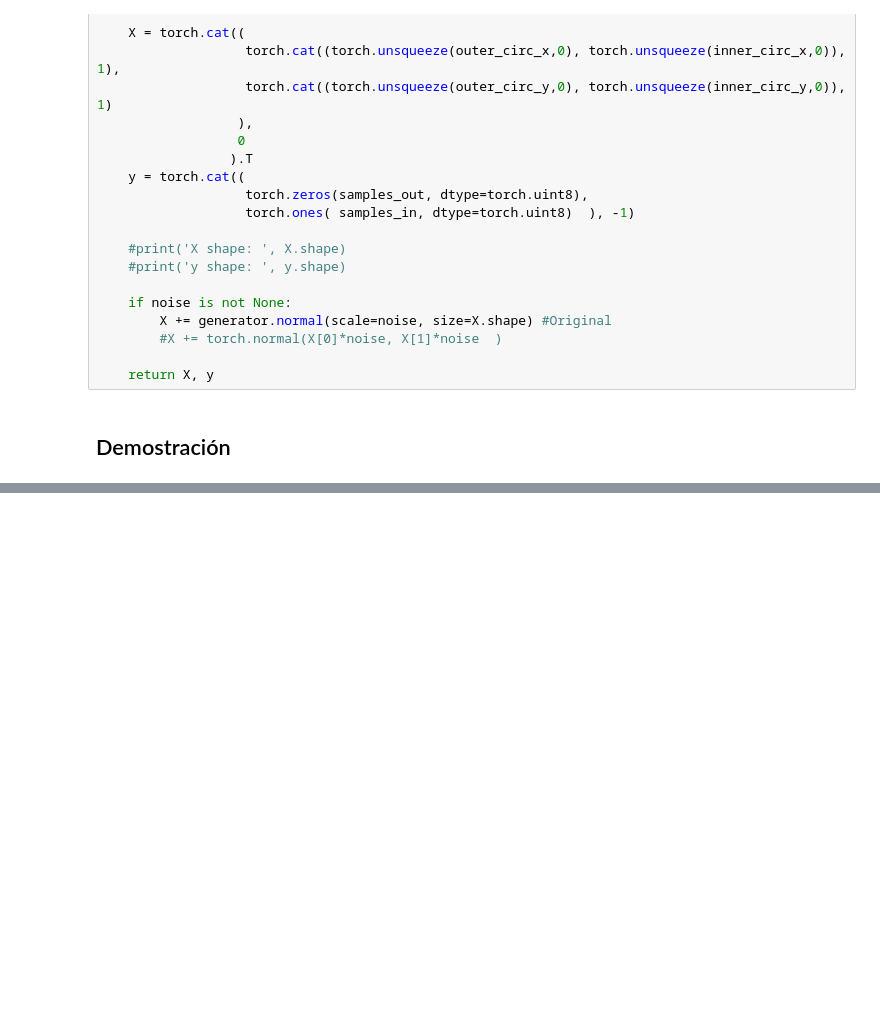
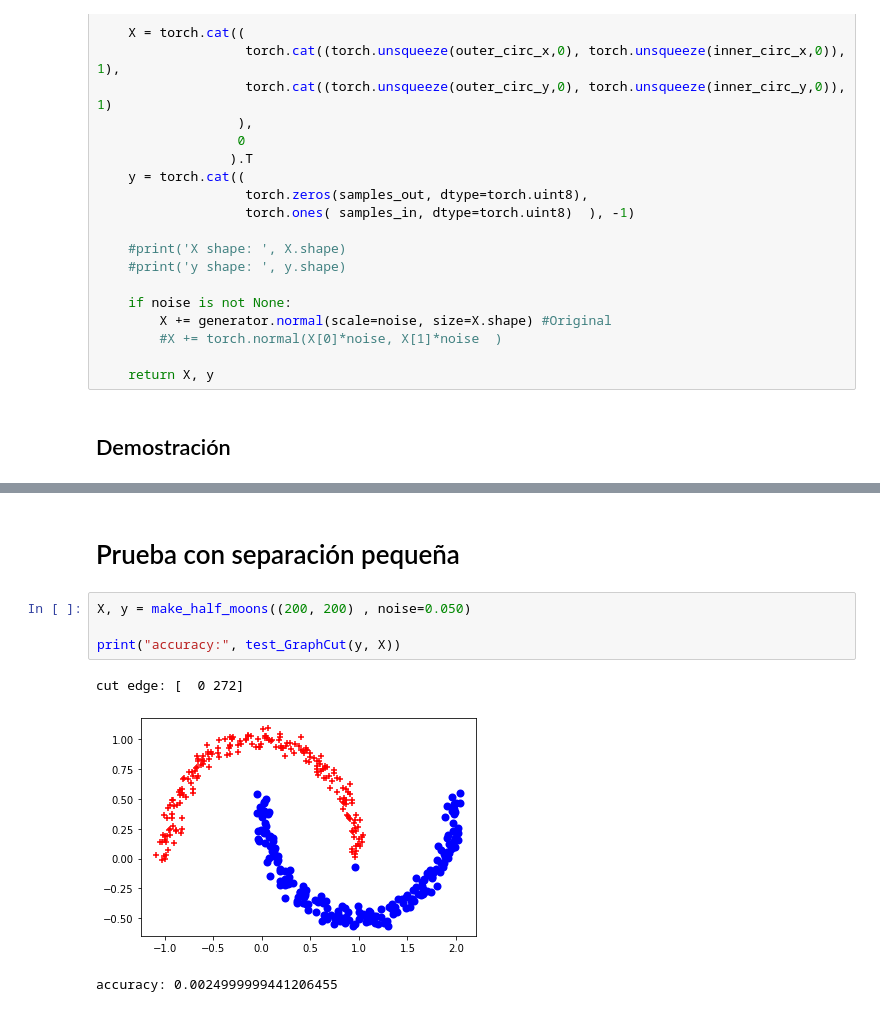
Before and after one commit to AndreyArguedas/MachineLearning, a Jupyter notebook: Implementación KMedias y Corte Grafos/TP3_Andrey_Victor_Heiner/KMeansImplementation.ipynb, the cells around one changed output, grey strips where cells are left out. Cells and saved outputs as stored; diff of their text form; blank space fills up the shorter version.

```diff
--- a/Implementación KMedias y Corte Grafos/TP3_Andrey_Victor_Heiner/KMeansImplementation.ipynb
+++ b/Implementación KMedias y Corte Grafos/TP3_Andrey_Victor_Heiner/KMeansImplementation.ipynb
@@ -331,0 +410,10 @@ tensor([[0.0000, 0.1248, 0.3559,  ..., 1.0756, 1.0945, 1.0544],
+# %% [markdown]
+# Prueba con separación pequeña
+# %%
+X, y = make_half_moons((200, 200) , noise=0.050)
+
+print("accuracy:", test_GraphCut(y, X))
+# %% [output]
+cut edge: [  0 272]
+[figure, added]
+accuracy: 0.0024999999441206455
```
Also changed, not shown: parts of 16 cells of this notebook, 8 other files.
